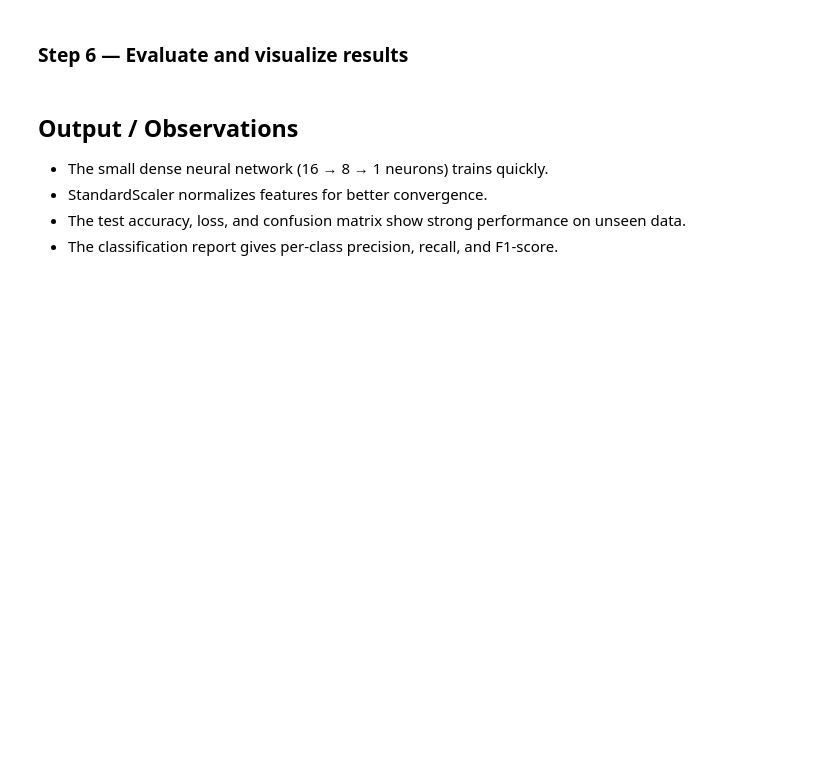
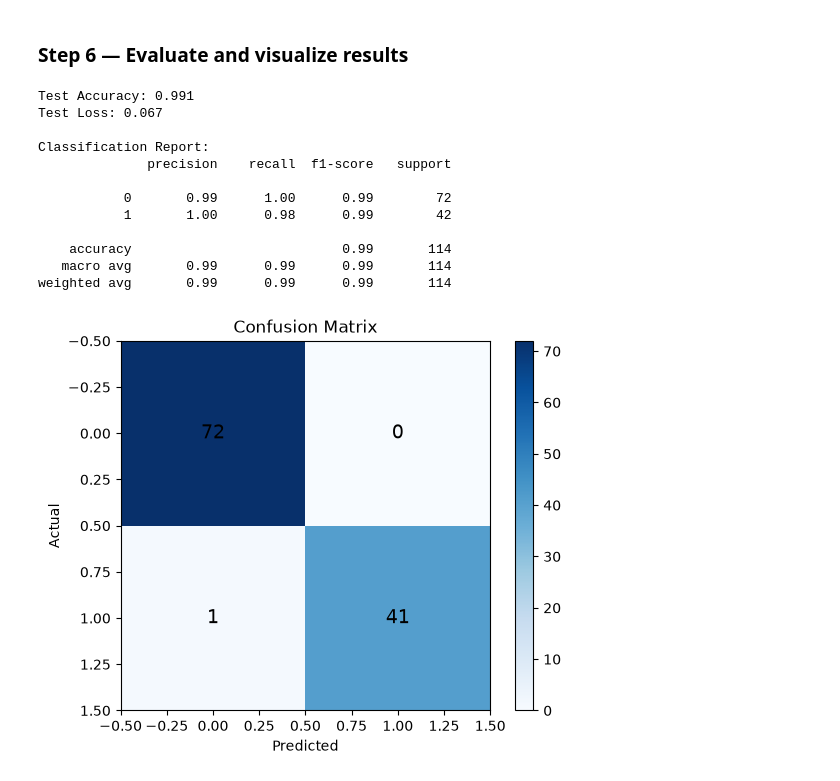
Before and after one commit to HarshReaver/ML-Experiments, a Jupyter notebook: Exp_10/Exp_10.ipynb, the cells around one changed output. Cells and saved outputs as stored; diff of their text form; code cells hidden in the pictures; blank space fills up the shorter version.

```diff
--- a/Exp_10/Exp_10.ipynb
+++ b/Exp_10/Exp_10.ipynb
@@ -90,10 +119,10 @@ else:
 # %% [markdown]
 ### Step 5 — Train the model
 # %%
-if TF_AVAILABLE:
-    history = model.fit(
-        X_train, y_train,
-        epochs=20, batch_size=16,
-        validation_split=0.2, verbose=1)
-else:
-    print('Skipped: TensorFlow not available.')
+history = model.fit(
+    X_train, y_train,
+    epochs=20,
+    batch_size=16,
+    validation_split=0.2,
+    verbose=1
+)
@@ -100,30 +147,39 @@ else:
 # %% [markdown]
 ### Step 6 — Evaluate and visualize results
 # %%
-if TF_AVAILABLE:
-    test_loss, test_accuracy = model.evaluate(X_test, y_test, verbose=0)
-    y_pred = (model.predict(X_test, verbose=0) > 0.5).astype(int)
+test_loss, test_accuracy = model.evaluate(X_test, y_test, verbose=0)
 
-    print('Test Accuracy:', round(test_accuracy, 3))
-    print('Test Loss:', round(test_loss, 3))
-    print('\nClassification Report:')
-    print(classification_report(y_test, y_pred))
+y_pred = (model.predict(X_test, verbose=0) > 0.5).astype(int)
 
-    cm = confusion_matrix(y_test, y_pred)
-    plt.imshow(cm, cmap='Blues')
-    plt.title('Confusion Matrix')
-    plt.xlabel('Predicted')
-    plt.ylabel('Actual')
-    plt.colorbar()
-    for i in range(2):
-        for j in range(2):
-            plt.text(j, i, str(cm[i][j]), ha='center', va='center', fontsize=14)
-    plt.show()
-else:
-    print('Skipped: TensorFlow not available.')
+print('Test Accuracy:', round(test_accuracy, 3))
+print('Test Loss:', round(test_loss, 3))
+print('\nClassification Report:')
+print(classification_report(y_test, y_pred))
+
+cm = confusion_matrix(y_test, y_pred)
+
+plt.imshow(cm, cmap='Blues')
+plt.title('Confusion Matrix')
+plt.xlabel('Predicted')
+plt.ylabel('Actual')
+plt.colorbar()
+
+for i in range(2):
+    for j in range(2):
+        plt.text(j, i, str(cm[i][j]), ha='center', va='center', fontsize=14)
+
+plt.show()
+# %% [output]
+Test Accuracy: 0.991
+Test Loss: 0.067
+
+Classification Report:
+              precision    recall  f1-score   support
+
+           0       0.99      1.00      0.99        72
+           1       1.00      0.98      0.99        42
+
+    accuracy                           0.99       114
+   macro avg       0.99      0.99      0.99       114
+weighted avg       0.99      0.99      0.99       114
+[figure, added]
-# %% [markdown]
-## Output / Observations
-- The small dense neural network (16 → 8 → 1 neurons) trains quickly.
-- StandardScaler normalizes features for better convergence.
-- The test accuracy, loss, and confusion matrix show strong performance on unseen data.
-- The classification report gives per-class precision, recall, and F1-score.
```
Also changed, not shown: parts of 7 cells of this notebook, 1 other file.
